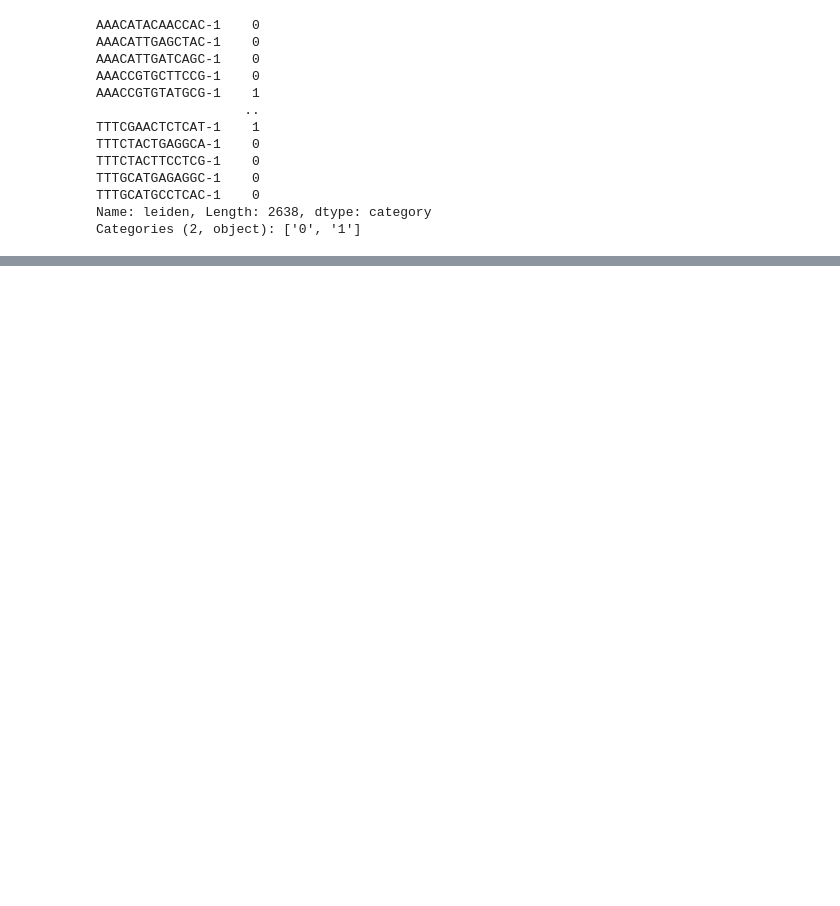
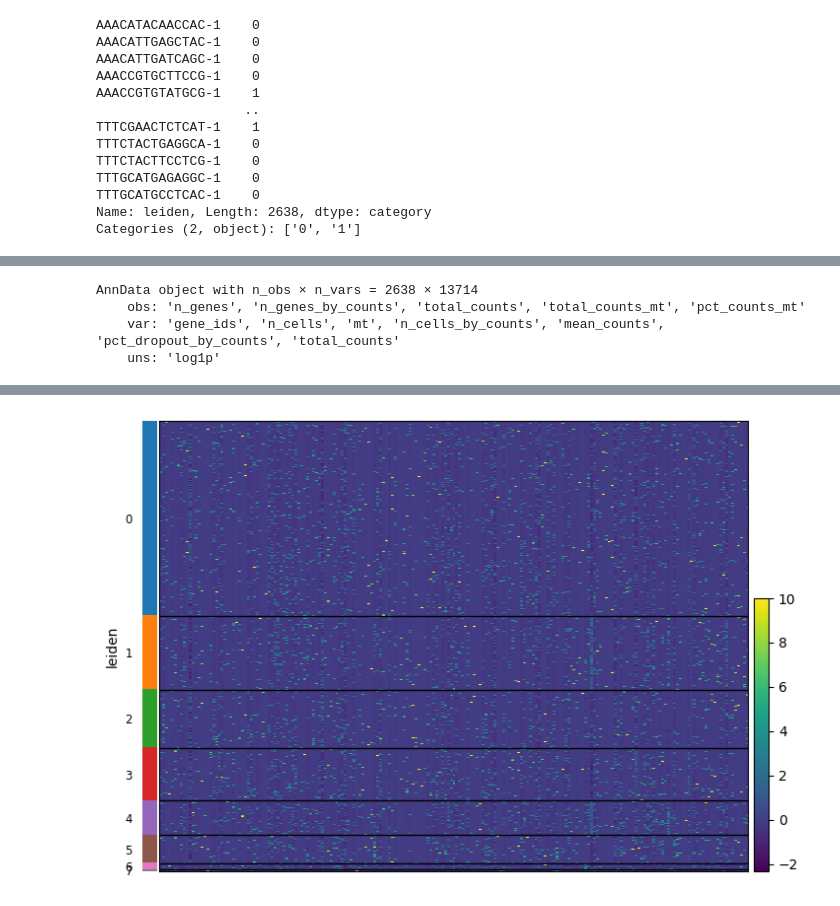
Before and after one commit to JakeJackson22/-Developmental_Disorder_Python_Archival, a Jupyter notebook: Visualisation.ipynb, the cells around one changed output, grey strips where cells are left out. Drawn from its saved outputs; the diff is of its cells as text; code cells hidden in the pictures; blank space fills up the shorter version.

```diff
--- a/Visualisation.ipynb
+++ b/Visualisation.ipynb
@@ -185,0 +253,2 @@ WARNING: saving figure to file figures/heatmapCirculatory.pdf
+# %%
+genes = list(subset_adata.var_names)
@@ -185,0 +259,12 @@ WARNING: saving figure to file figures/heatmapCirculatory.pdf
+# %%
+adata2 = sc.read_10x_mtx('data/filtered_gene_bc_matrices/hg19/',var_names='gene_symbols',cache=True)
+adata2.var_names_make_unique()
+sc.pl.highest_expr_genes(adata2, n_top=20, )
+sc.pp.filter_cells(adata2, min_genes=200)
+sc.pp.filter_genes(adata2, min_cells=3)
+adata2.var['mt'] = adata2.var_names.str.startswith('MT-')
+sc.pp.calculate_qc_metrics(adata2, qc_vars=['mt'], percent_top=None, log1p=False, inplace=True)
+adata2 = adata2[adata2.obs.n_genes_by_counts < 2500, :]
+adata2 = adata2[adata2.obs.pct_counts_mt < 5, :]
+sc.pp.normalize_total(adata2, target_sum=1e4)
+sc.pp.log1p(adata2)
@@ -185,0 +273,10 @@ WARNING: saving figure to file figures/heatmapCirculatory.pdf
+# %%
+adata2
+# %% [output]
+AnnData object with n_obs × n_vars = 2638 × 13714
+    obs: 'n_genes', 'n_genes_by_counts', 'total_counts', 'total_counts_mt', 'pct_counts_mt'
+    var: 'gene_ids', 'n_cells', 'mt', 'n_cells_by_counts', 'mean_counts', 'pct_dropout_by_counts', 'total_counts'
+    uns: 'log1p'
+# %%
+sc.pl.heatmap(adata, groupby='leiden', use_raw=False, var_names=genes)
+# %% [output]
@@ -185,0 +284 @@ WARNING: saving figure to file figures/heatmapCirculatory.pdf
+[figure, added]
```
Also changed, not shown: parts of 31 cells of this notebook.
